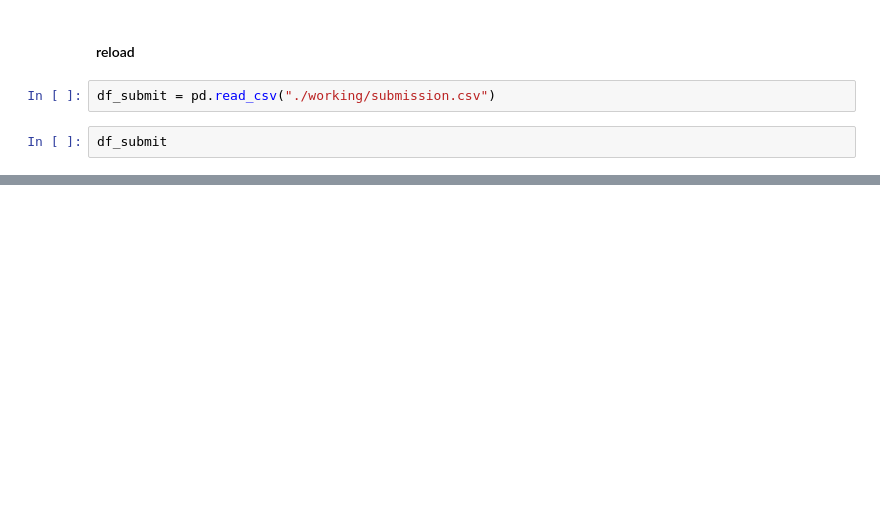
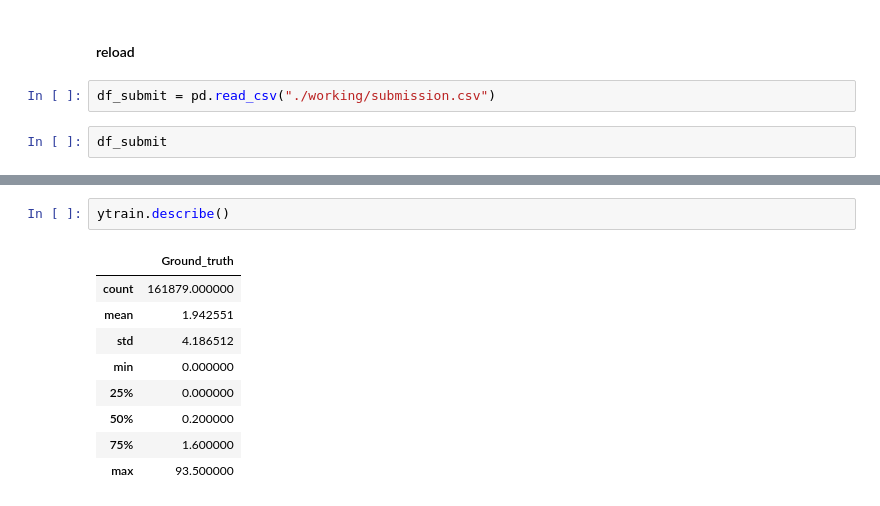
Before and after one commit to acamara2/meteoKaggle, a Jupyter notebook: casia-train-model.ipynb, the cells around one changed output, grey strips where cells are left out. Saved outputs shown, nothing was run; the diff lists cells and outputs as text; blank space fills up the shorter version.

```diff
--- a/casia-train-model.ipynb
+++ b/casia-train-model.ipynb
@@ -643,0 +773,12 @@ test.to_csv('./working/' + "test.csv",index=False)
+# %%
+ytrain.describe()
+# %% [output]
+|  | Ground_truth |
+| count | 161879.000000 |
+| mean | 1.942551 |
+| std | 4.186512 |
+| min | 0.000000 |
+| 25% | 0.000000 |
+| 50% | 0.200000 |
+| 75% | 1.600000 |
+| max | 93.500000 |
```
Also changed, not shown: parts of 41 cells of this notebook, 6 other files.
